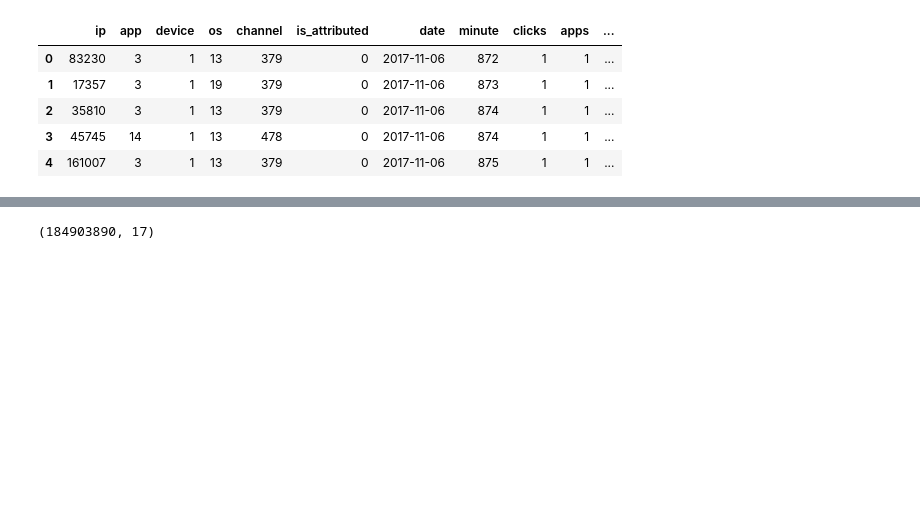
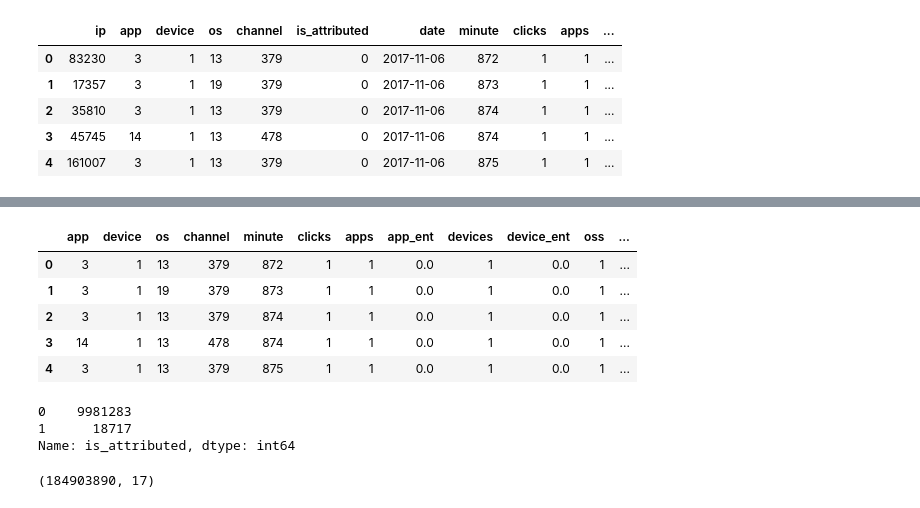
Before and after one commit to emmygold1/kaggle_proj, a Jupyter notebook: talking_data/notebooks/aggregated_clicks.ipynb, the cells around one changed output, grey strips where cells are left out. Drawn from its saved outputs; the diff is of its cells as text; code cells hidden in the pictures; blank space fills up the shorter version.

```diff
--- a/talking_data/notebooks/aggregated_clicks.ipynb
+++ b/talking_data/notebooks/aggregated_clicks.ipynb
@@ -230,3 +230,8 @@ train.head()
 | 4 | 161007 | 3 | 1 | 13 | 379 | 0 | 2017-11-06 | 875 | 1 | 1 | ... |
 # %%
 train.to_csv('../derived_data/aggregated_clicks.csv', index=False)
+# %%
+read_cols = ['app', 'device', 'os', 'channel', 'minute', 'clicks', 'apps', 'app_ent',
+             'devices', 'device_ent', 'oss', 'os_ent', 'channels', 'channel_ent', 'is_attributed']
+# %%
+train = pd.read_csv('../derived_data/aggregated_clicks.csv', usecols=read_cols, nrows=10000000)
@@ -233,3 +247,20 @@ train.to_csv('../derived_data/aggregated_clicks.csv', index=False)
+# %%
+train = train.reindex(columns=read_cols)
+# %%
+train.head()
+# %% [output]
+|  | app | device | os | channel | minute | clicks | apps | app_ent | devices | device_ent | oss | ... |
+| 0 | 3 | 1 | 13 | 379 | 872 | 1 | 1 | 0.0 | 1 | 0.0 | 1 | ... |
+| 1 | 3 | 1 | 19 | 379 | 873 | 1 | 1 | 0.0 | 1 | 0.0 | 1 | ... |
+| 2 | 3 | 1 | 13 | 379 | 874 | 1 | 1 | 0.0 | 1 | 0.0 | 1 | ... |
+| 3 | 14 | 1 | 13 | 478 | 874 | 1 | 1 | 0.0 | 1 | 0.0 | 1 | ... |
+| 4 | 3 | 1 | 13 | 379 | 875 | 1 | 1 | 0.0 | 1 | 0.0 | 1 | ... |
+# %%
+train.is_attributed.value_counts()
+# %% [output]
+0    9981283
+1      18717
+Name: is_attributed, dtype: int64
 # %%
 valid = train.loc[train.click_trainetime >= '2017-11-09', train_features]
 # %%
```
Also changed, not shown: parts of 16 cells of this notebook, 1 other file.
